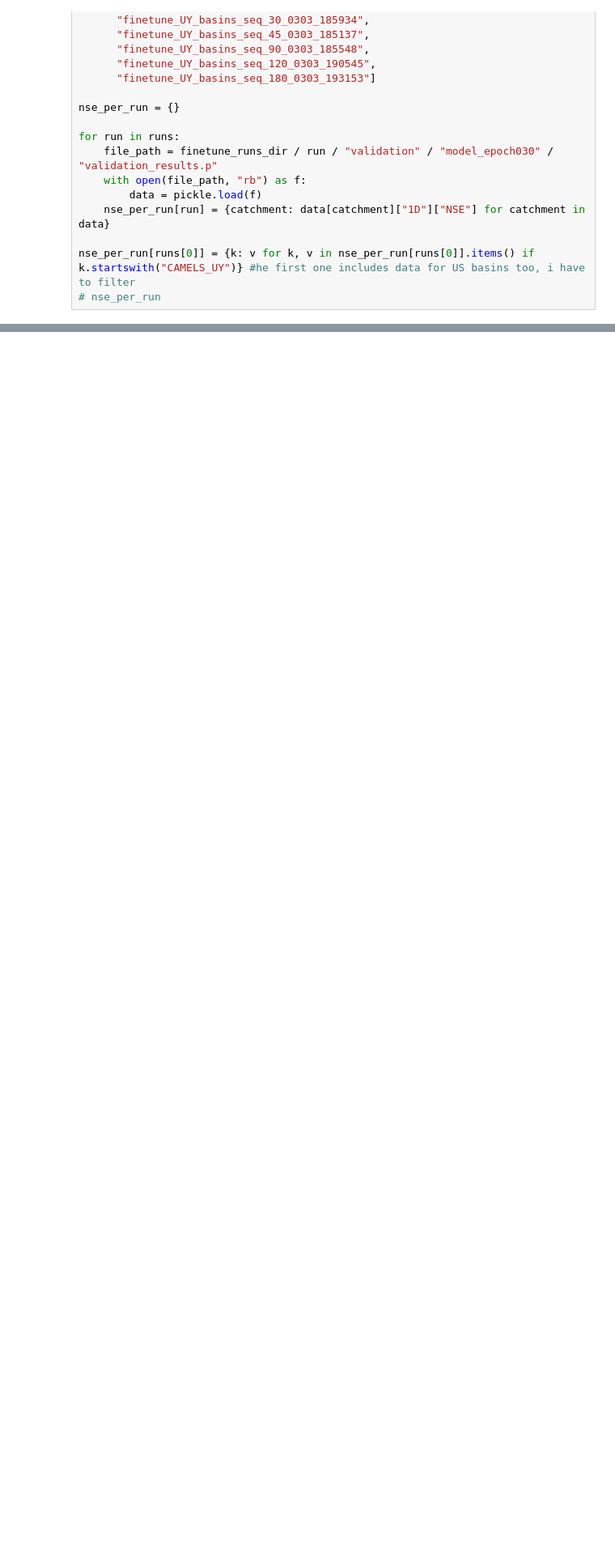
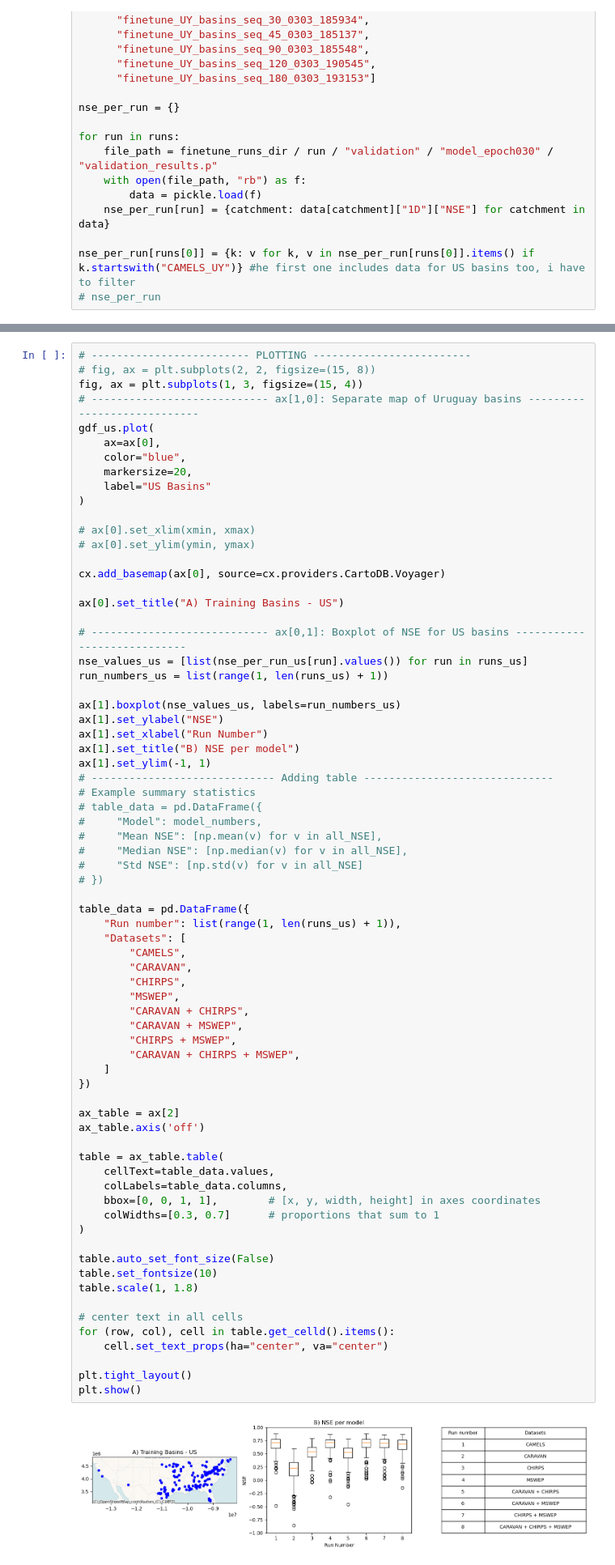
Before and after one commit to DSHydro/NeuralHydrologyAzure, a Jupyter notebook: final_runs/figures.ipynb, the cells around one changed output, grey strips where cells are left out. Shown at 81% size. Cells and saved outputs as stored; diff of their text form; blank space fills up the shorter version.

Commit message:
Updating figures

```diff
--- a/final_runs/figures.ipynb
+++ b/final_runs/figures.ipynb
@@ -1413,0 +1424,73 @@ plt.show()
+# %%
+# ------------------------- PLOTTING -------------------------
+# fig, ax = plt.subplots(2, 2, figsize=(15, 8))
+fig, ax = plt.subplots(1, 3, figsize=(15, 4))
+# ---------------------------- ax[1,0]: Separate map of Uruguay basins ----------------------------
+gdf_us.plot(
+    ax=ax[0],
+    color="blue",
+    markersize=20,
+    label="US Basins"
+)
+
+# ax[0].set_xlim(xmin, xmax)
+# ax[0].set_ylim(ymin, ymax)
+
+cx.add_basemap(ax[0], source=cx.providers.CartoDB.Voyager)
+
+ax[0].set_title("A) Training Basins - US")
+
+# ---------------------------- ax[0,1]: Boxplot of NSE for US basins ----------------------------
+nse_values_us = [list(nse_per_run_us[run].values()) for run in runs_us]
+run_numbers_us = list(range(1, len(runs_us) + 1))
+
+ax[1].boxplot(nse_values_us, labels=run_numbers_us)
+ax[1].set_ylabel("NSE")
+ax[1].set_xlabel("Run Number")
+ax[1].set_title("B) NSE per model")
+ax[1].set_ylim(-1, 1)
+# ----------------------------- Adding table ------------------------------
+# Example summary statistics
+# table_data = pd.DataFrame({
+#     "Model": model_numbers,
+#     "Mean NSE": [np.mean(v) for v in all_NSE],
+#     "Median NSE": [np.median(v) for v in all_NSE],
+#     "Std NSE": [np.std(v) for v in all_NSE]
+# })
+
+table_data = pd.DataFrame({
+    "Run number": list(range(1, len(runs_us) + 1)),
+    "Datasets": [
+        "CAMELS",
+        "CARAVAN",
+        "CHIRPS",
+        "MSWEP",
+        "CARAVAN + CHIRPS",
+        "CARAVAN + MSWEP",
+        "CHIRPS + MSWEP",
+        "CARAVAN + CHIRPS + MSWEP",
+    ]
+})
+
+ax_table = ax[2]
+ax_table.axis('off')
+
+table = ax_table.table(
+    cellText=table_data.values,
+    colLabels=table_data.columns,
+    bbox=[0, 0, 1, 1],        # [x, y, width, height] in axes coordinates
+    colWidths=[0.3, 0.7]      # proportions that sum to 1
+)
+
+table.auto_set_font_size(False)
+table.set_fontsize(10)
+table.scale(1, 1.8)
+
+# center text in all cells
+for (row, col), cell in table.get_celld().items():
+    cell.set_text_props(ha="center", va="center")
+
+plt.tight_layout()
+plt.show()
+# %% [output]
+[figure, added]
```
Also changed, not shown: parts of 11 cells of this notebook.
